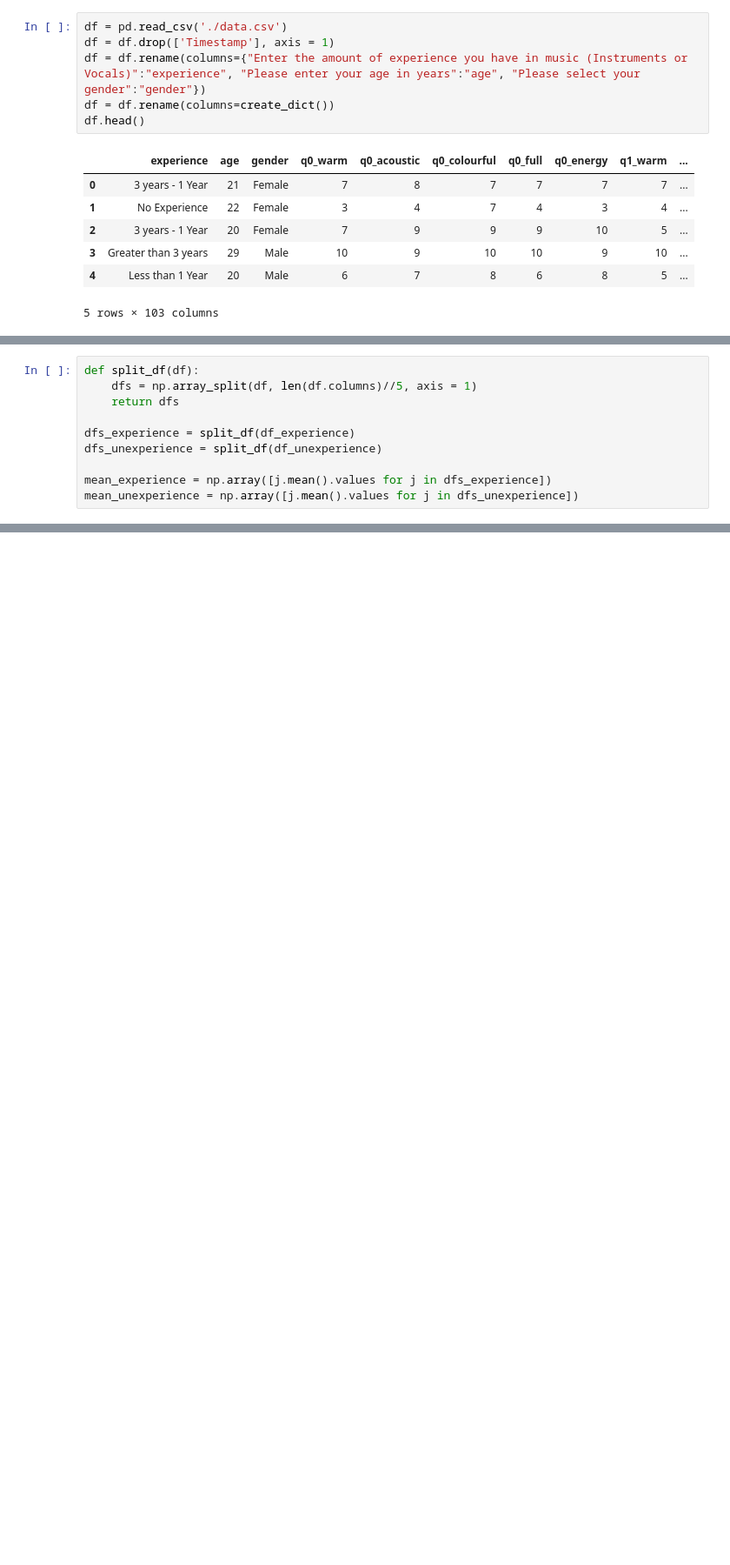
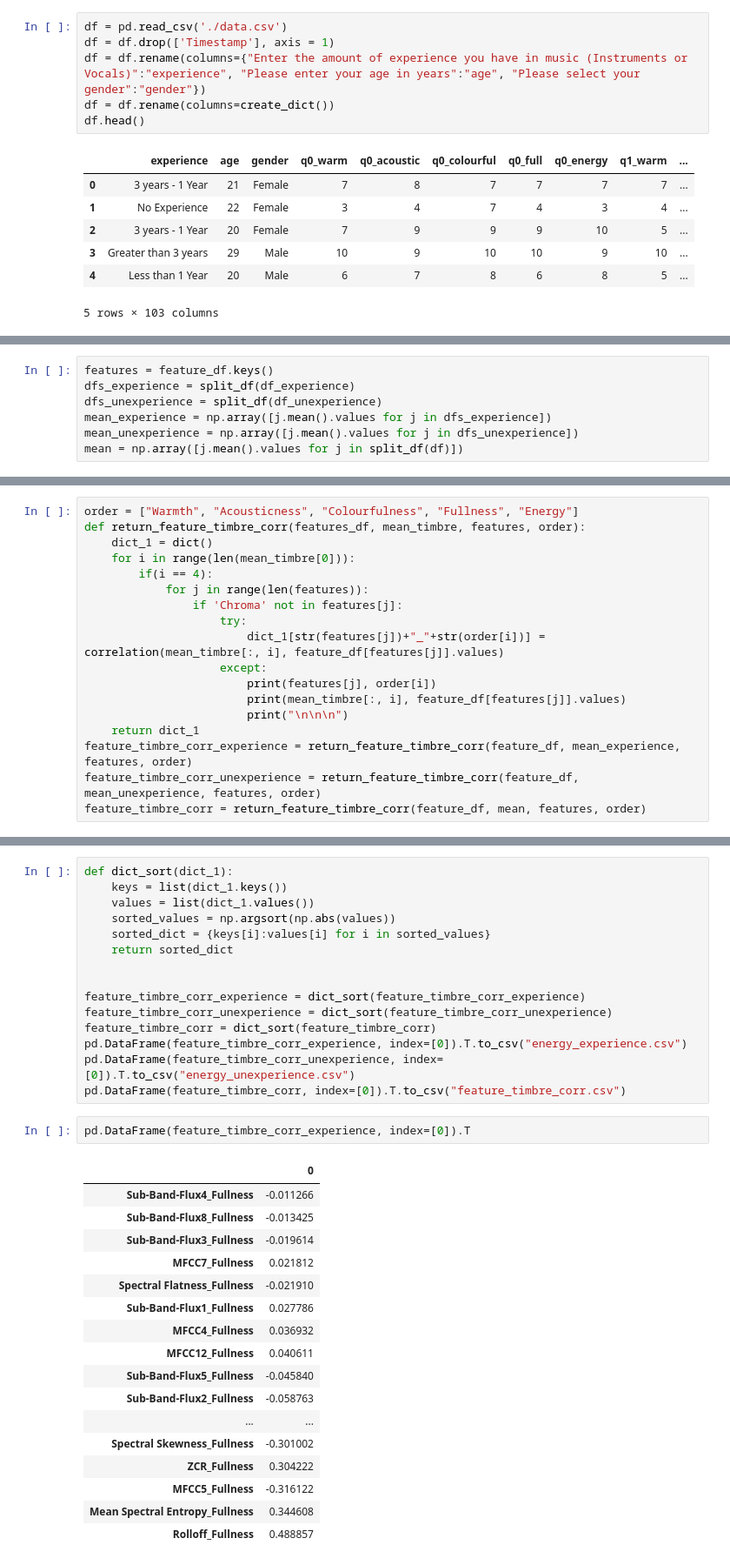
Before and after one commit to siddikayyappa/Polyphonic-Timbre-Perception, a Jupyter notebook: test.ipynb, the cells around one changed output, grey strips where cells are left out. Shown: that part at 87% size. Cells and saved outputs as stored; diff of their text form; blank space fills up the shorter version.

```diff
--- a/test.ipynb
+++ b/test.ipynb
@@ -125,10 +99,7 @@ df_unexperience
 # %%
-def split_df(df):
-    dfs = np.array_split(df, len(df.columns)//5, axis = 1)
-    return dfs
-
+features = feature_df.keys()
 dfs_experience = split_df(df_experience)
 dfs_unexperience = split_df(df_unexperience)
-
 mean_experience = np.array([j.mean().values for j in dfs_experience])
 mean_unexperience = np.array([j.mean().values for j in dfs_unexperience])
+mean = np.array([j.mean().values for j in split_df(df)])
@@ -212,0 +126,18 @@ print((n*x3 - np.sum(a)*np.sum(v))/np.sqrt((n*x1 - np.sum(a)**2)*(n*x2 - np.sum(
+# %%
+order = ["Warmth", "Acousticness", "Colourfulness", "Fullness", "Energy"]
+def return_feature_timbre_corr(features_df, mean_timbre, features, order):
+    dict_1 = dict()
+    for i in range(len(mean_timbre[0])):
+        if(i == 4):
+            for j in range(len(features)):
+                if 'Chroma' not in features[j]:
+                    try:
+                        dict_1[str(features[j])+"_"+str(order[i])] = correlation(mean_timbre[:, i], feature_df[features[j]].values)
+                    except:
+                        print(features[j], order[i])
+                        print(mean_timbre[:, i], feature_df[features[j]].values)
+                        print("\n\n\n")
+    return dict_1
+feature_timbre_corr_experience = return_feature_timbre_corr(feature_df, mean_experience, features, order)
+feature_timbre_corr_unexperience = return_feature_timbre_corr(feature_df, mean_unexperience, features, order)
+feature_timbre_corr = return_feature_timbre_corr(feature_df, mean, features, order)
@@ -212,0 +222,35 @@ print((n*x3 - np.sum(a)*np.sum(v))/np.sqrt((n*x1 - np.sum(a)**2)*(n*x2 - np.sum(
+# %%
+def dict_sort(dict_1):
+    keys = list(dict_1.keys())
+    values = list(dict_1.values())
+    sorted_values = np.argsort(np.abs(values))
+    sorted_dict = {keys[i]:values[i] for i in sorted_values}
+    return sorted_dict
+
+
+feature_timbre_corr_experience = dict_sort(feature_timbre_corr_experience)
+feature_timbre_corr_unexperience = dict_sort(feature_timbre_corr_unexperience)
+feature_timbre_corr = dict_sort(feature_timbre_corr)
+pd.DataFrame(feature_timbre_corr_experience, index=[0]).T.to_csv("energy_experience.csv")
+pd.DataFrame(feature_timbre_corr_unexperience, index=[0]).T.to_csv("energy_unexperience.csv")
+pd.DataFrame(feature_timbre_corr, index=[0]).T.to_csv("feature_timbre_corr.csv")
+# %%
+pd.DataFrame(feature_timbre_corr_experience, index=[0]).T
+# %% [output]
+|  | 0 |
+| Sub-Band-Flux4_Fullness | -0.011266 |
+| Sub-Band-Flux8_Fullness | -0.013425 |
+| Sub-Band-Flux3_Fullness | -0.019614 |
+| MFCC7_Fullness | 0.021812 |
+| Spectral Flatness_Fullness | -0.021910 |
+| Sub-Band-Flux1_Fullness | 0.027786 |
+| MFCC4_Fullness | 0.036932 |
+| MFCC12_Fullness | 0.040611 |
+| Sub-Band-Flux5_Fullness | -0.045840 |
+| Sub-Band-Flux2_Fullness | -0.058763 |
+| ... | ... |
+| Spectral Skewness_Fullness | -0.301002 |
+| ZCR_Fullness | 0.304222 |
+| MFCC5_Fullness | -0.316122 |
+| Mean Spectral Entropy_Fullness | 0.344608 |
+| Rolloff_Fullness | 0.488857 |
```
Also changed, not shown: parts of 22 cells of this notebook, 22 other files.
